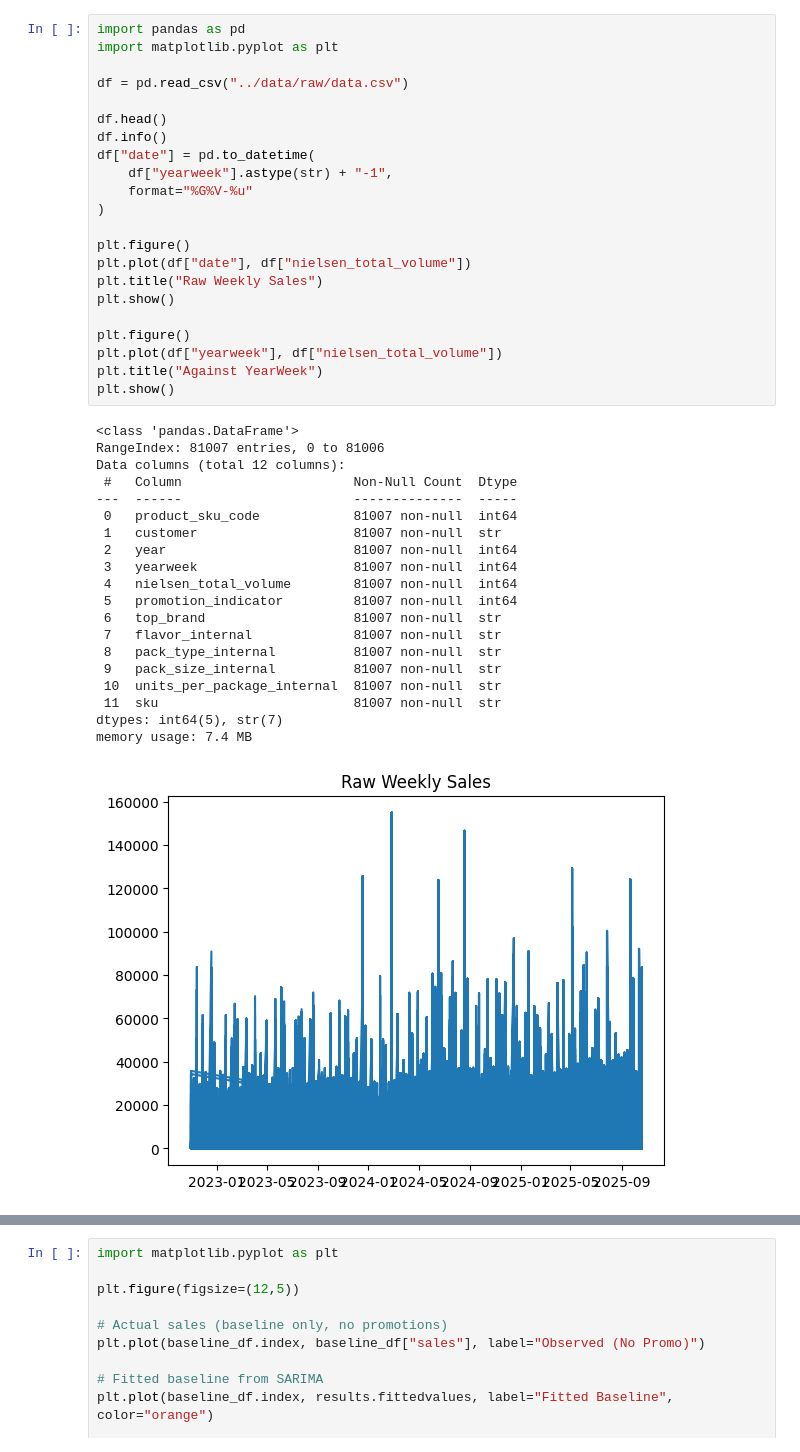
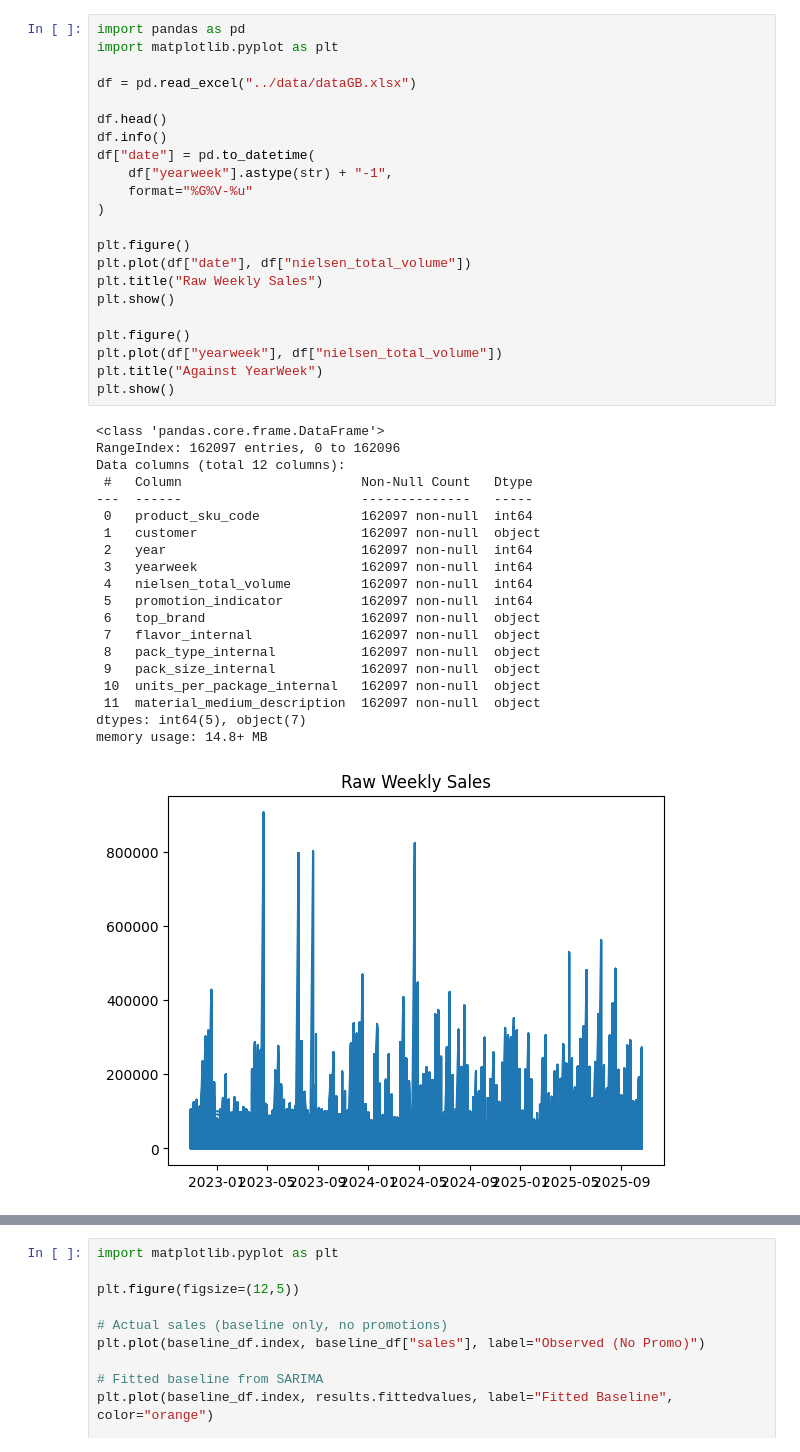
Before and after one commit to gw3nnipi3/baseline-sales-modelling, a Jupyter notebook: notebooks/experiment.ipynb, the cells around one changed output, grey strips where cells are left out. Saved outputs shown, nothing was run; the diff lists cells and outputs as text.

```diff
--- a/notebooks/experiment.ipynb
+++ b/notebooks/experiment.ipynb
@@ -1,43 +1,43 @@
 # %%
 import pandas as pd
 import matplotlib.pyplot as plt
 
-df = pd.read_csv("../data/raw/data.csv")
+df = pd.read_excel("../data/dataGB.xlsx")
 
 df.head()
 df.info()
 df["date"] = pd.to_datetime(
     df["yearweek"].astype(str) + "-1",
     format="%G%V-%u"
 )
 
 plt.figure()
 plt.plot(df["date"], df["nielsen_total_volume"])
 plt.title("Raw Weekly Sales")
 plt.show()
 
 plt.figure()
 plt.plot(df["yearweek"], df["nielsen_total_volume"])
 plt.title("Against YearWeek")
 plt.show()
 # %% [output]
-<class 'pandas.DataFrame'>
-RangeIndex: 81007 entries, 0 to 81006
+<class 'pandas.core.frame.DataFrame'>
+RangeIndex: 162097 entries, 0 to 162096
 Data columns (total 12 columns):
- #   Column                      Non-Null Count  Dtype
----  ------                      --------------  -----
- 0   product_sku_code            81007 non-null  int64
- 1   customer                    81007 non-null  str
- 2   year                        81007 non-null  int64
- 3   yearweek                    81007 non-null  int64
- 4   nielsen_total_volume        81007 non-null  int64
- 5   promotion_indicator         81007 non-null  int64
- 6   top_brand                   81007 non-null  str
- 7   flavor_internal             81007 non-null  str
- 8   pack_type_internal          81007 non-null  str
- 9   pack_size_internal          81007 non-null  str
- 10  units_per_package_internal  81007 non-null  str
- 11  sku                         81007 non-null  str
-dtypes: int64(5), str(7)
-memory usage: 7.4 MB
+ #   Column                       Non-Null Count   Dtype
+---  ------                       --------------   -----
+ 0   product_sku_code             162097 non-null  int64
+ 1   customer                     162097 non-null  object
+ 2   year                         162097 non-null  int64
+ 3   yearweek                     162097 non-null  int64
+ 4   nielsen_total_volume         162097 non-null  int64
+ 5   promotion_indicator          162097 non-null  int64
+ 6   top_brand                    162097 non-null  object
+ 7   flavor_internal              162097 non-null  object
+ 8   pack_type_internal           162097 non-null  object
+ 9   pack_size_internal           162097 non-null  object
+ 10  units_per_package_internal   162097 non-null  object
+ 11  material_medium_description  162097 non-null  object
+dtypes: int64(5), object(7)
+memory usage: 14.8+ MB
-[figure, old version]
+[figure, new version]
```
Also changed, not shown: parts of 6 cells of this notebook, 1 other file.
